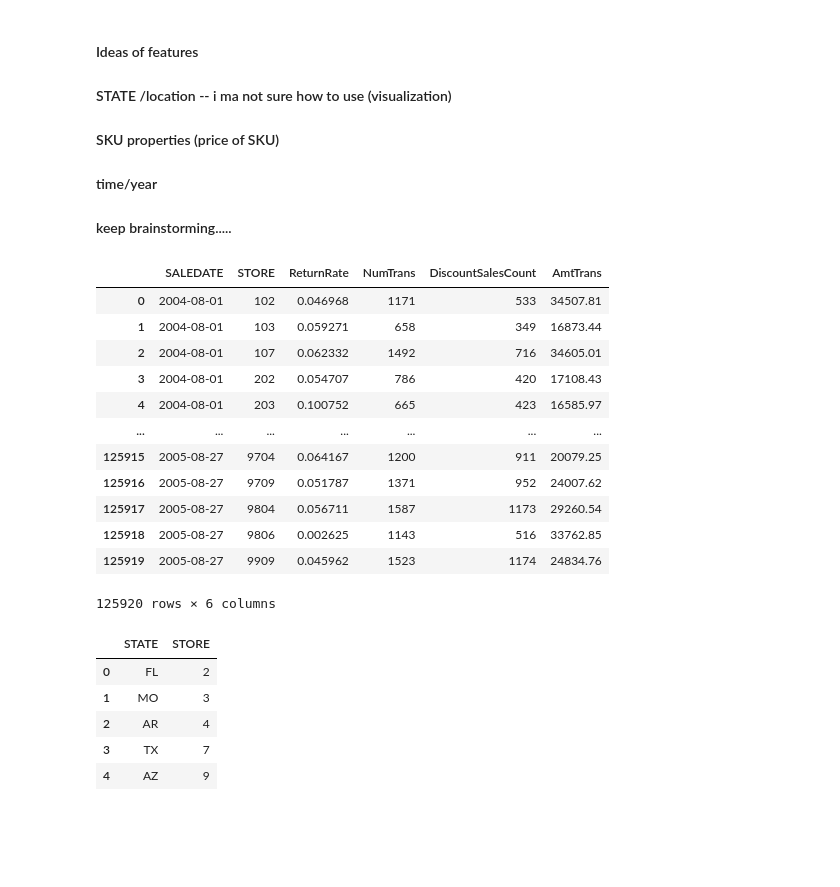
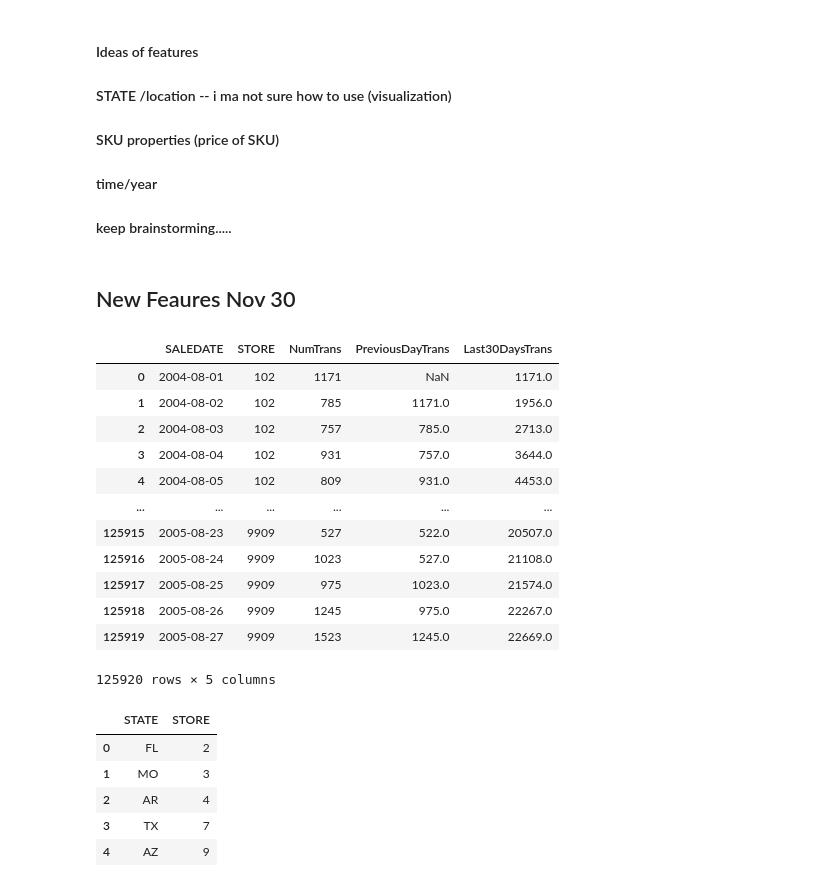
Before and after one commit to MSIA/MLDS400_group014, a Jupyter notebook: feature_engineering/feature_selection & Linear Regression Model.ipynb, the cells around one changed output. Saved outputs shown, nothing was run; the diff lists cells and outputs as text; code cells hidden in the pictures; blank space fills up the shorter version.

```diff
--- a/feature_engineering/feature_selection & Linear Regression Model.ipynb
+++ b/feature_engineering/feature_selection & Linear Regression Model.ipynb
@@ -25,8 +18,8 @@ Successfully installed python-dotenv-1.0.0
 
 load_dotenv()
 
-username = os.getenv('username')
-password = os.getenv('password')
+username = os.getenv('USERNAME')
+password = os.getenv('PASSWORD')
 # %%
 # Connection to db
 USER = username
@@ -93,16 +86,44 @@ return_rate_df = pd.read_sql(sql_cmd, connection);
+# %% [markdown]
+## New Feaures Nov 30
+# %%
+sql_cmd = """
+WITH DailyTransactions AS (
+    SELECT
+        "SALEDATE",
+        "STORE",
+        COUNT(*) as "NumTrans"
+    FROM
+        group_14.trnsact
+    GROUP BY
+        "SALEDATE",
+        "STORE"
+)
+SELECT
+    dt."SALEDATE",
+    dt."STORE",
+    dt."NumTrans",
+    LAG(dt."NumTrans", 1) OVER (PARTITION BY dt."STORE" ORDER BY dt."SALEDATE") AS "PreviousDayTrans",
+    (SELECT SUM(subdt."NumTrans")
+     FROM DailyTransactions subdt
+     WHERE subdt."STORE" = dt."STORE"
+     AND subdt."SALEDATE" BETWEEN dt."SALEDATE" - INTERVAL '30 days' AND dt."SALEDATE") AS "Last30DaysTrans"
+FROM
+    DailyTransactions dt
+"""
+new_features = pd.read_sql(sql_cmd, connection);
 # %%
-return_rate_df
+new_features
 # %% [output]
-|  | SALEDATE | STORE | ReturnRate | NumTrans | DiscountSalesCount | AmtTrans |
-| 0 | 2004-08-01 | 102 | 0.046968 | 1171 | 533 | 34507.81 |
-| 1 | 2004-08-01 | 103 | 0.059271 | 658 | 349 | 16873.44 |
-| 2 | 2004-08-01 | 107 | 0.062332 | 1492 | 716 | 34605.01 |
-| 3 | 2004-08-01 | 202 | 0.054707 | 786 | 420 | 17108.43 |
-| 4 | 2004-08-01 | 203 | 0.100752 | 665 | 423 | 16585.97 |
-| ... | ... | ... | ... | ... | ... | ... |
-| 125915 | 2005-08-27 | 9704 | 0.064167 | 1200 | 911 | 20079.25 |
-| 125916 | 2005-08-27 | 9709 | 0.051787 | 1371 | 952 | 24007.62 |
-| 125917 | 2005-08-27 | 9804 | 0.056711 | 1587 | 1173 | 29260.54 |
-| 125918 | 2005-08-27 | 9806 | 0.002625 | 1143 | 516 | 33762.85 |
-| 125919 | 2005-08-27 | 9909 | 0.045962 | 1523 | 1174 | 24834.76 |
+|  | SALEDATE | STORE | NumTrans | PreviousDayTrans | Last30DaysTrans |
+| 0 | 2004-08-01 | 102 | 1171 | NaN | 1171.0 |
+| 1 | 2004-08-02 | 102 | 785 | 1171.0 | 1956.0 |
+| 2 | 2004-08-03 | 102 | 757 | 785.0 | 2713.0 |
+| 3 | 2004-08-04 | 102 | 931 | 757.0 | 3644.0 |
+| 4 | 2004-08-05 | 102 | 809 | 931.0 | 4453.0 |
+| ... | ... | ... | ... | ... | ... |
+| 125915 | 2005-08-23 | 9909 | 527 | 522.0 | 20507.0 |
+| 125916 | 2005-08-24 | 9909 | 1023 | 527.0 | 21108.0 |
+| 125917 | 2005-08-25 | 9909 | 975 | 1023.0 | 21574.0 |
+| 125918 | 2005-08-26 | 9909 | 1245 | 975.0 | 22267.0 |
+| 125919 | 2005-08-27 | 9909 | 1523 | 1245.0 | 22669.0 |
-125920 rows × 6 columns
+125920 rows × 5 columns
```
Also changed, not shown: parts of 4 cells of this notebook, 2 other files.
